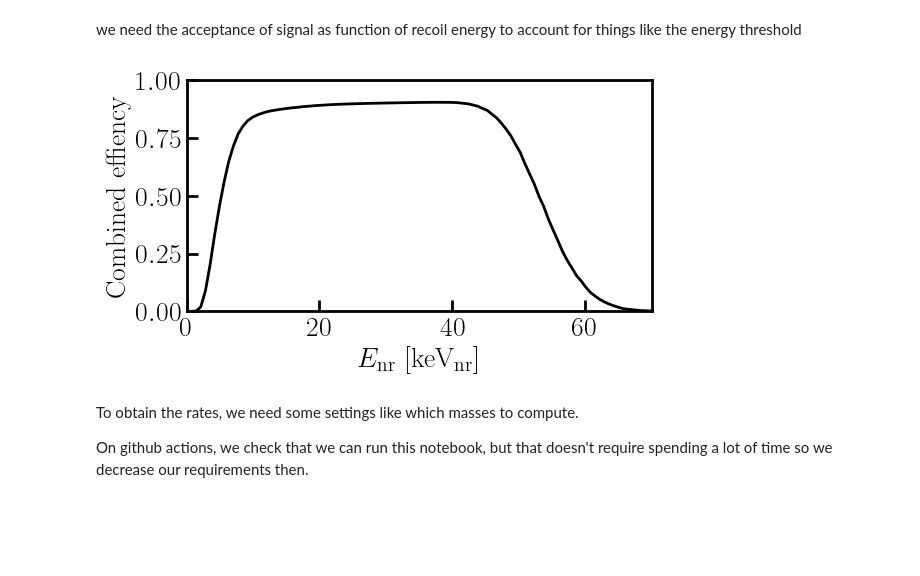
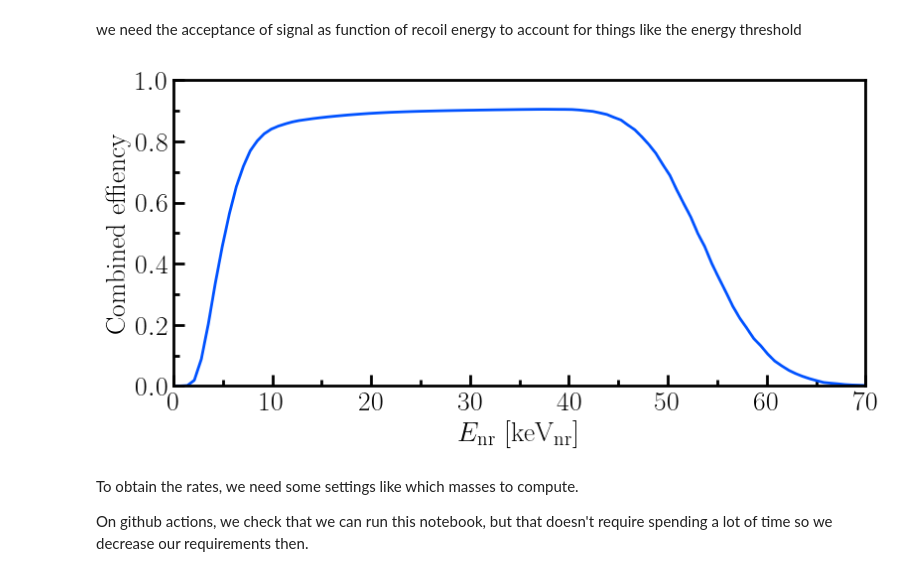
Before and after one commit to XAMS-nikhef/thesis_plots, a Jupyter notebook: notebooks/limits.ipynb, the cells around one changed output. Cells and saved outputs as stored; diff of their text form; code cells hidden in the pictures; blank space fills up the shorter version.

```diff
--- a/notebooks/limits.ipynb
+++ b/notebooks/limits.ipynb
@@ -43,15 +43,19 @@ limit_setter = LimitSetter(detector=detector, halo_model=halo_model)
 we need the acceptance of signal as function of recoil energy to account for things like the energy threshold
 # %%
 energy_kev = np.linspace(*detector.e_roi, 100)
-plt.figure(figsize=(6,3))
+
+plt.figure(figsize=(9,4))
+plt.plot([],[])
 plt.plot(energy_kev, detector.combined_efficiency(energy_kev), marker='')
 plt.xlim(*detector.e_roi)
 plt.ylim(0,1)
 plt.xlabel('$E_\mathrm{nr}$ ' + mathrm('[keV_{nr}]'))
 plt.ylabel(mathrm('Combined effiency'))
+plt.gca().set_xticks(np.arange(*detector.e_roi, 5), minor=True)
+plt.gca().set_yticks(np.arange(0,10)/10, minor=True)
 thesis_plots.save_fig('LZ_combined_efficiency')
 # %% [output]
-[figure, old version]
+[figure, new version]
 # %% [markdown]
 To obtain the rates, we need some settings like which masses to compute.
 
```
Also changed, not shown: parts of 3 cells of this notebook, 4 other files.
